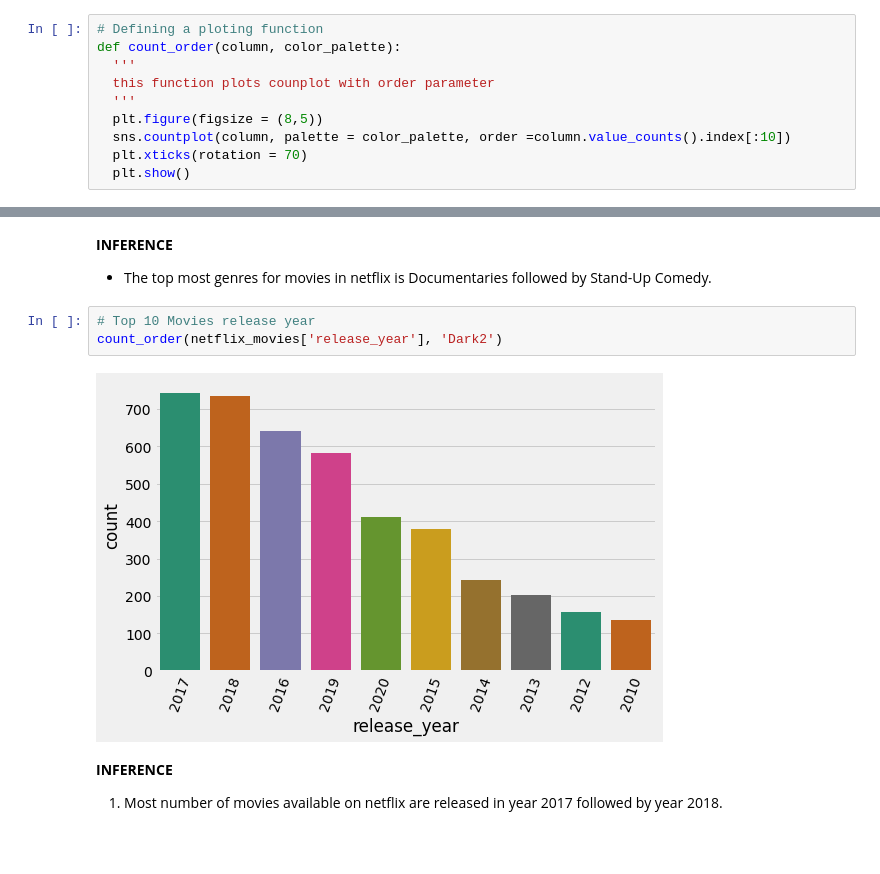
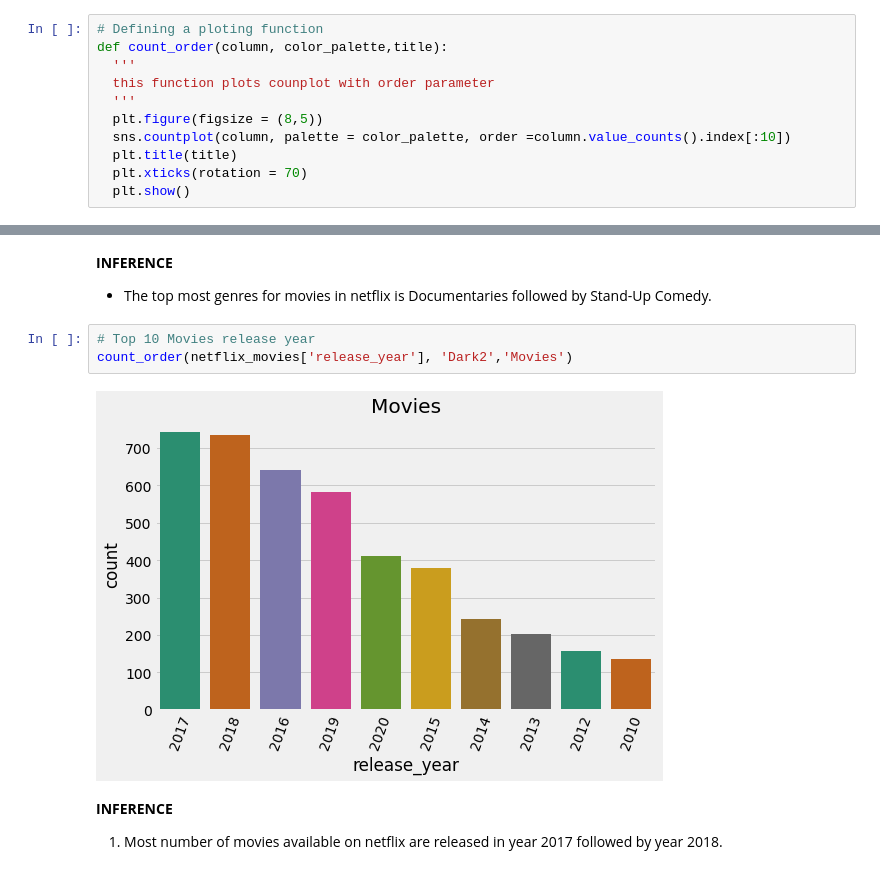
Before and after one commit to AYUSH-SHARMA25/NETFLIX-MOVIES-AND-TV-SHOWS-CLUSTERING, a Jupyter notebook: NETFLIX_MOVIES_AND_TV_SHOWS_CLUSTERING.ipynb, the cells around one changed output, grey strips where cells are left out. Saved outputs shown, nothing was run; the diff lists cells and outputs as text; blank space fills up the shorter version.

```diff
--- a/NETFLIX_MOVIES_AND_TV_SHOWS_CLUSTERING.ipynb
+++ b/NETFLIX_MOVIES_AND_TV_SHOWS_CLUSTERING.ipynb
@@ -247,12 +247,13 @@ netflix_movies = df[df['type'] == 'Movie']
 netflix_tv = df[df['type'] == 'TV Show']
 # %%
 # Defining a ploting function
-def count_order(column, color_palette):
+def count_order(column, color_palette,title):
   '''
   this function plots counplot with order parameter
   '''
   plt.figure(figsize = (8,5))
   sns.countplot(column, palette = color_palette, order =column.value_counts().index[:10])
+  plt.title(title)
   plt.xticks(rotation = 70)
   plt.show()
 # %%
@@ -340,9 +341,9 @@ Text(0.5, 0, 'Count')
 *   The top most genres for movies in netflix is Documentaries followed by Stand-Up Comedy.
 # %%
 # Top 10 Movies release year
-count_order(netflix_movies['release_year'], 'Dark2')
+count_order(netflix_movies['release_year'], 'Dark2','Movies')
 # %% [output]
-[figure, old version]
+[figure, new version]
 # %% [markdown]
 **INFERENCE**
 
```
Also changed, not shown: parts of 12 cells of this notebook.
